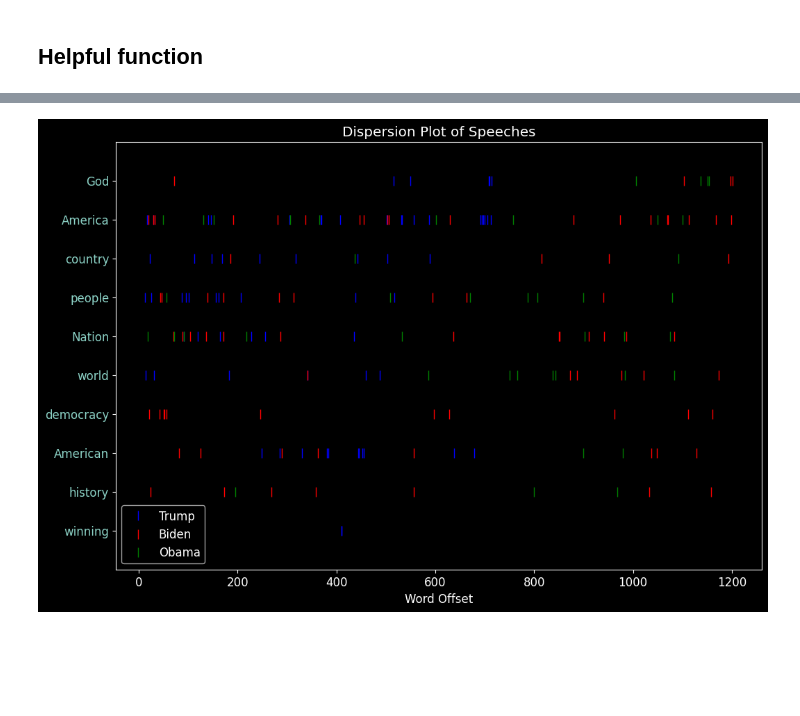
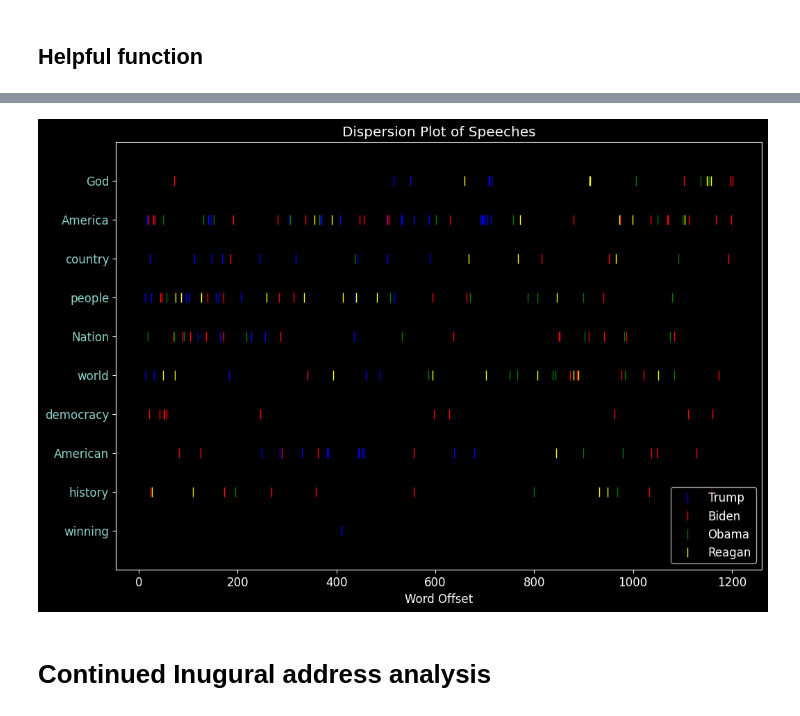
Before and after one commit to Luke-Chesley/Wiki-page-sentiment, a Jupyter notebook: Sentiment_of_wikipedia_pages.ipynb, the cells around one changed output, grey strips where cells are left out. Saved outputs shown, nothing was run; the diff lists cells and outputs as text; code cells hidden in the pictures; blank space fills up the shorter version.

```diff
--- a/Sentiment_of_wikipedia_pages.ipynb
+++ b/Sentiment_of_wikipedia_pages.ipynb
@@ -458,10 +458,18 @@ filtered_text_obama = [w for w in obama_tokens if not w.lower() in stops]
 df_obama = pd.DataFrame(filtered_text_obama, columns=["obama_token"])
 df_obama["obama_pos"] = [tag[1] for tag in nltk.pos_tag(df_obama["obama_token"])]
 
+# Reagan address
+Reagan_tokens = word_tokenize(Reagan_address)
+
+filtered_text_Reagan = [w for w in Reagan_tokens if not w.lower() in stops]
+df_Reagan = pd.DataFrame(filtered_text_Reagan, columns=["Reagan_token"])
+df_Reagan["Reagan_pos"] = [tag[1] for tag in nltk.pos_tag(df_Reagan["Reagan_token"])]
+
 
 # concat the dataframes
 df = pd.concat([df_trump, df_biden], axis=1)
 df = pd.concat([df, df_obama], axis=1)
+df = pd.concat([df, df_Reagan], axis=1)
 # %%
 list_of_words_to_plot = [
     "God",
@@ -554,23 +569,25 @@ def dispersion_plot_stacked(
     ax.set_title(title)
     ax.set_xlabel("Word Offset")
     ax.tick_params(axis="y", labelsize=tick_fontsize)
-    ax.legend(loc="lower left")
+    ax.legend(loc="best")
     return ax
 # %%
-texts = [df["trump_token"], df["biden_token"], df["obama_token"]]
-colors = ["blue", "red", "green"]
-labels = ["Trump", "Biden", "Obama"]
+texts = [df["trump_token"], df["biden_token"], df["obama_token"], df["Reagan_token"]]
+colors = ["blue", "red", "green", "yellow"]
+labels = ["Trump", "Biden", "Obama", "Reagan"]
 
 dispersion_plot_stacked(
     texts,
     list_of_words_to_plot,
     colors=colors,
     labels=labels,
     title="Dispersion Plot of Speeches",
     tick_fontsize=12,
     marker_size=10,
 )
 
 plt.show()
 # %% [output]
-[figure, old version]
+[figure, new version]
+# %% [markdown]
+# Continued Inugural address analysis
```
Also changed, not shown: parts of 5 cells of this notebook, 16 other files.
